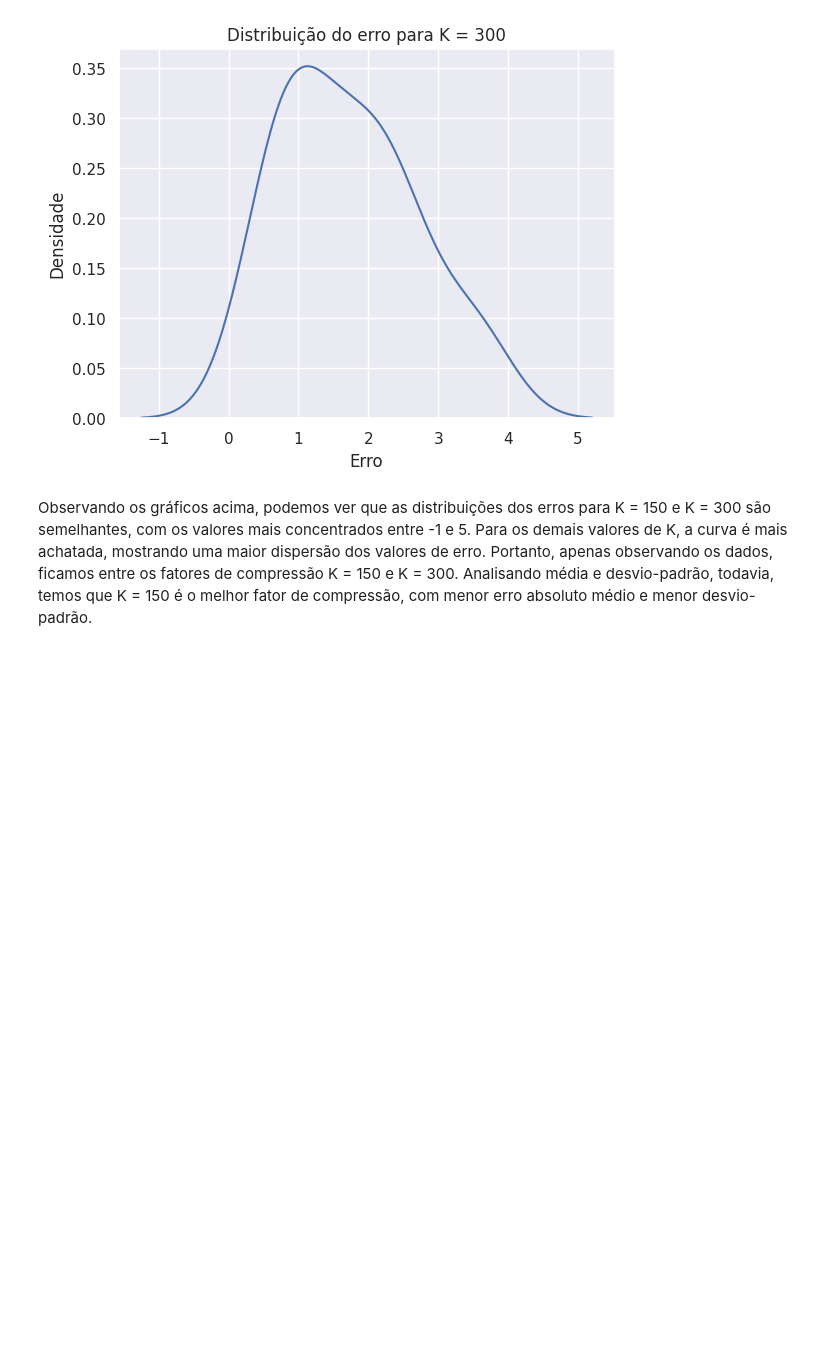
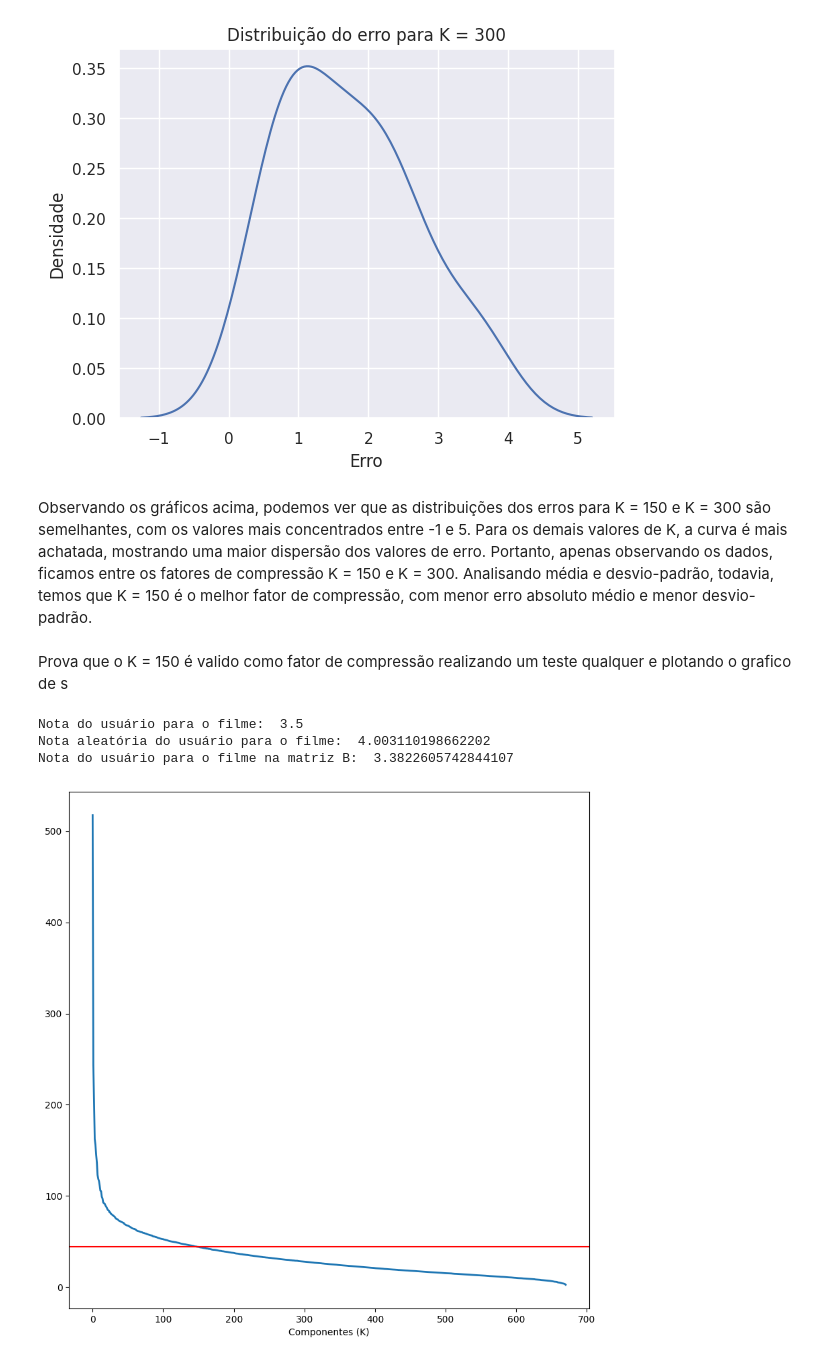
Before and after one commit to EduardoMVAz/Alpha-Netflix-Challenge, a Jupyter notebook: testes.ipynb, the cells around one changed output. Cells and saved outputs as stored; diff of their text form; code cells hidden in the pictures; blank space fills up the shorter version.

```diff
--- a/testes.ipynb
+++ b/testes.ipynb
@@ -383,3 +383,62 @@ plt.show()
 [figure]
 # %% [markdown]
 Observando os gráficos acima, podemos ver que as distribuições dos erros para K = 150 e K = 300 são semelhantes, com os valores mais concentrados entre -1 e 5. Para os demais valores de K, a curva é mais achatada, mostrando uma maior dispersão dos valores de erro. Portanto, apenas observando os dados, ficamos entre os fatores de compressão K = 150 e K = 300. Analisando média e desvio-padrão, todavia, temos que K = 150 é o melhor fator de compressão, com menor erro absoluto médio e menor desvio-padrão.
+# %% [markdown]
+Prova que o K = 150 é valido como fator de compressão realizando um teste qualquer e plotando o grafico de s
+# %%
+# vamos escolher uma linha aleatória do nosso df
+
+linha = np.random.randint(0, df.__len__())
+
+# vamos pegar o id do usuário e do filme dessa linha
+
+id_usuario = df.iloc[linha]['userId']
+id_filme = df.iloc[linha]['movieId']
+
+# vamos pegar a nota que esse usuário deu para esse filme
+
+nota = df.iloc[linha]['rating']
+
+A = deepcopy(matriz_notas)
+
+# vamos trocar a nota do usuário por um valor aleatorio entre 0.0 e 5.0 e salvar no nosso A
+
+A.loc[id_usuario, id_filme] = np.random.uniform(0.0, 5.0)
+
+nota_aleatoria = A.loc[id_usuario, id_filme]
+
+# SVD da matriz A
+
+u, s, vt = svd(A)
+
+# vamos comprimir a matriz A para 2 componentes
+
+u_, s_, vt_ = comprimir(u, s, vt, 150)
+
+sigma = diagsvd(s_, u_.shape[1], vt_.shape[0])
+
+# vamos reconstruir a matriz A com 2 componentes
+
+B = u_ @ sigma @ vt_
+
+# vamos ver a nota que o usuário deu para o filme
+
+print('Nota do usuário para o filme: ', nota)
+
+print('Nota aleatória do usuário para o filme: ', nota_aleatoria)
+
+# vamos ver a nota que o usuário deu para o filme na matriz B
+B = pd.DataFrame(B, index=A.index, columns=A.columns)
+print('Nota do usuário para o filme na matriz B: ', B.loc[id_usuario, id_filme])
+
+plt.figure(figsize=(10, 10))
+plt.plot(s, linewidth=2)
+# plota uma linha horizontal que passe na interseção do eixo x = 300
+plt.axhline(y=s[150], color='r', linestyle='-')
+plt.xlabel('Componentes (K)')
+plt.show()
+# %% [output]
+Nota do usuário para o filme:  3.5
+Nota aleatória do usuário para o filme:  4.003110198662202
+Nota do usuário para o filme na matriz B:  3.3822605742844107
+[figure, added]
```
Also changed, not shown: 2 other files.
